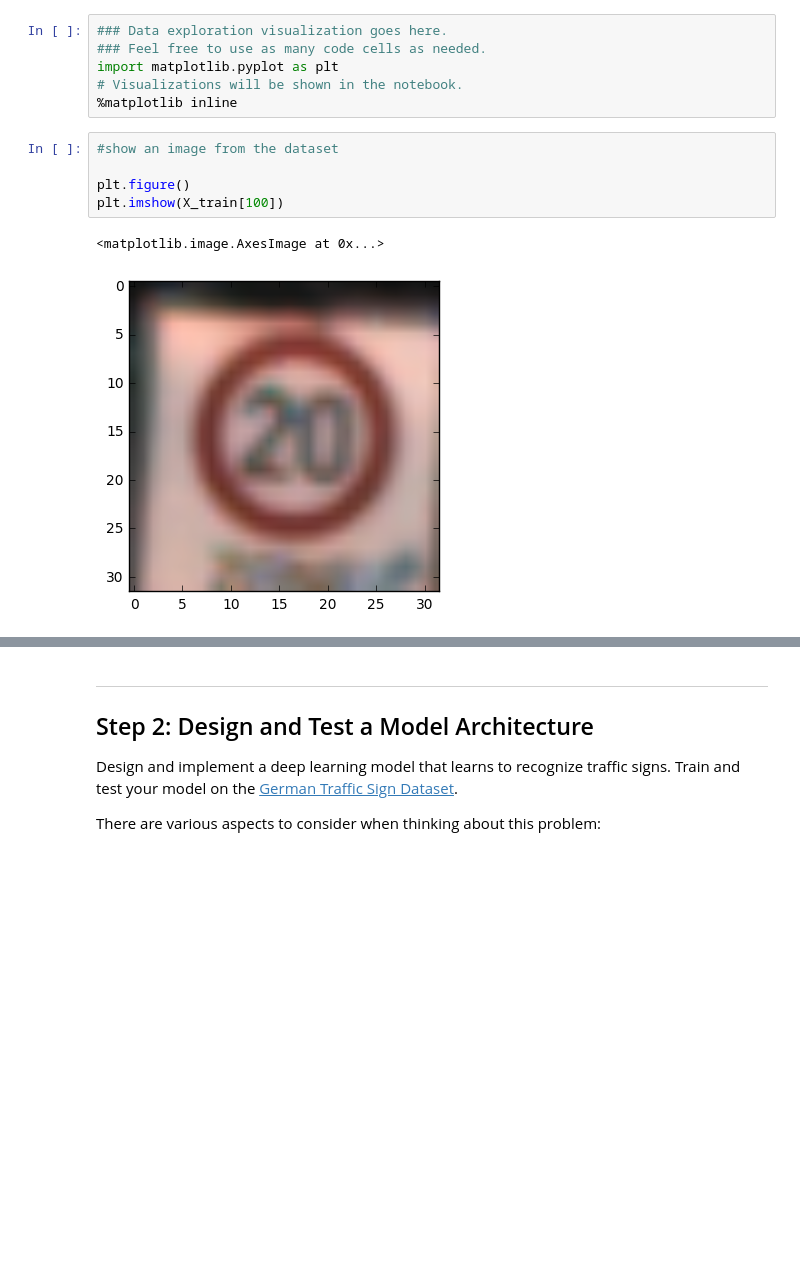
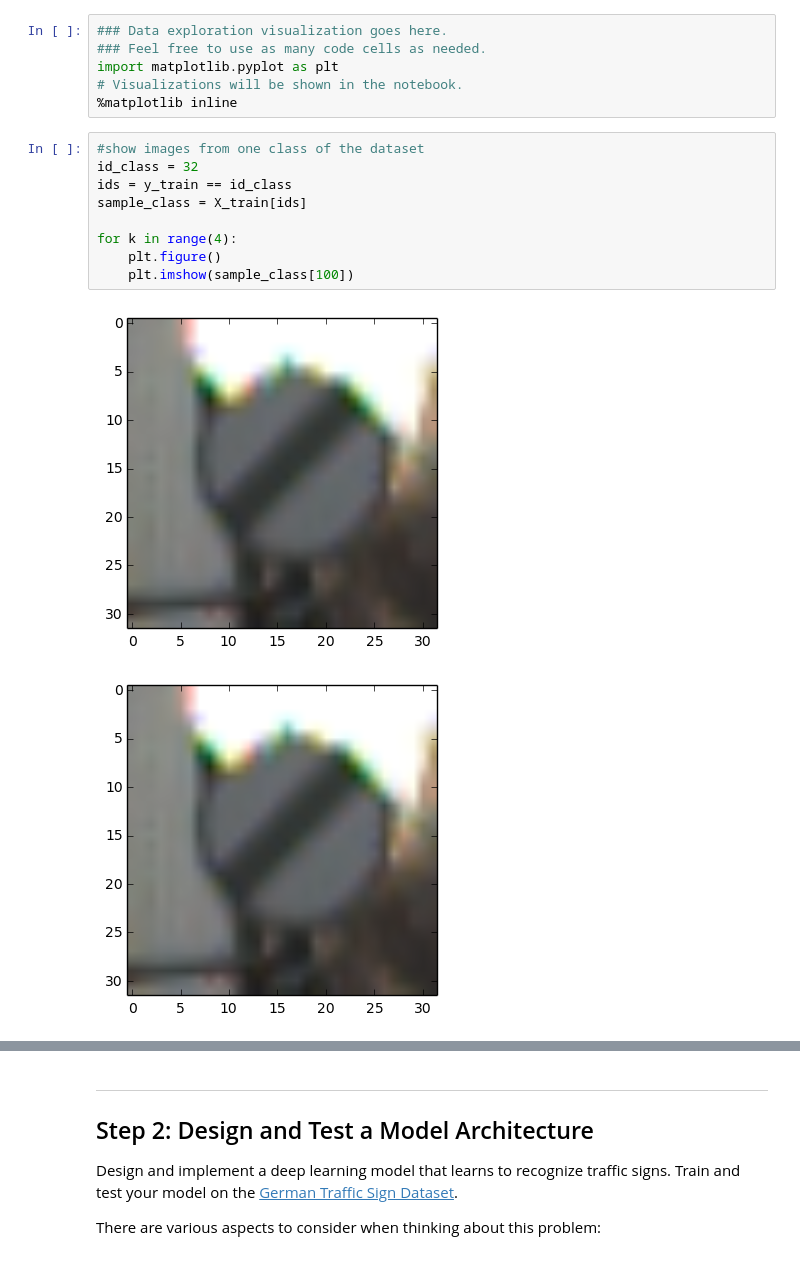
Before and after one commit to eldarial/traffic_sign_project_keras, a Jupyter notebook: Traffic_Sign_Classifier.ipynb, the cells around one changed output, grey strips where cells are left out. Cells and saved outputs as stored; diff of their text form; blank space fills up the shorter version.

Commit message:
added training and testing

```diff
--- a/Traffic_Sign_Classifier.ipynb
+++ b/Traffic_Sign_Classifier.ipynb
@@ -79,10 +79,14 @@ import matplotlib.pyplot as plt
 # Visualizations will be shown in the notebook.
 %matplotlib inline
 # %%
-#show an image from the dataset
+#show images from one class of the dataset
+id_class = 32
+ids = y_train == id_class
+sample_class = X_train[ids]
 
-plt.figure()
-plt.imshow(X_train[100])
+for k in range(4):
+    plt.figure()
+    plt.imshow(sample_class[100])
 # %% [output]
-<matplotlib.image.AxesImage at 0x...>
-[figure, old version]
+[figure, new version]
+[figure, added]
```
Also changed, not shown: parts of 9 cells of this notebook.
